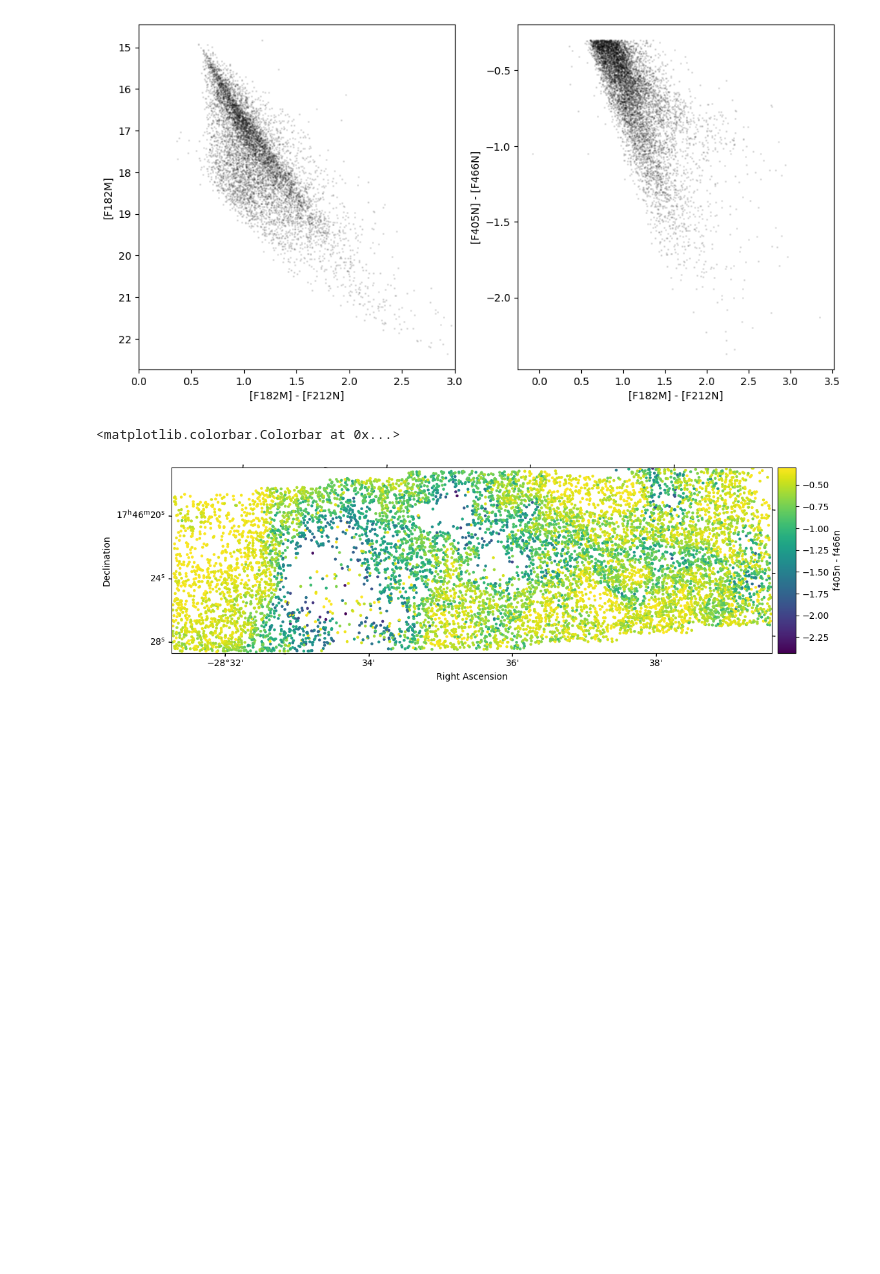
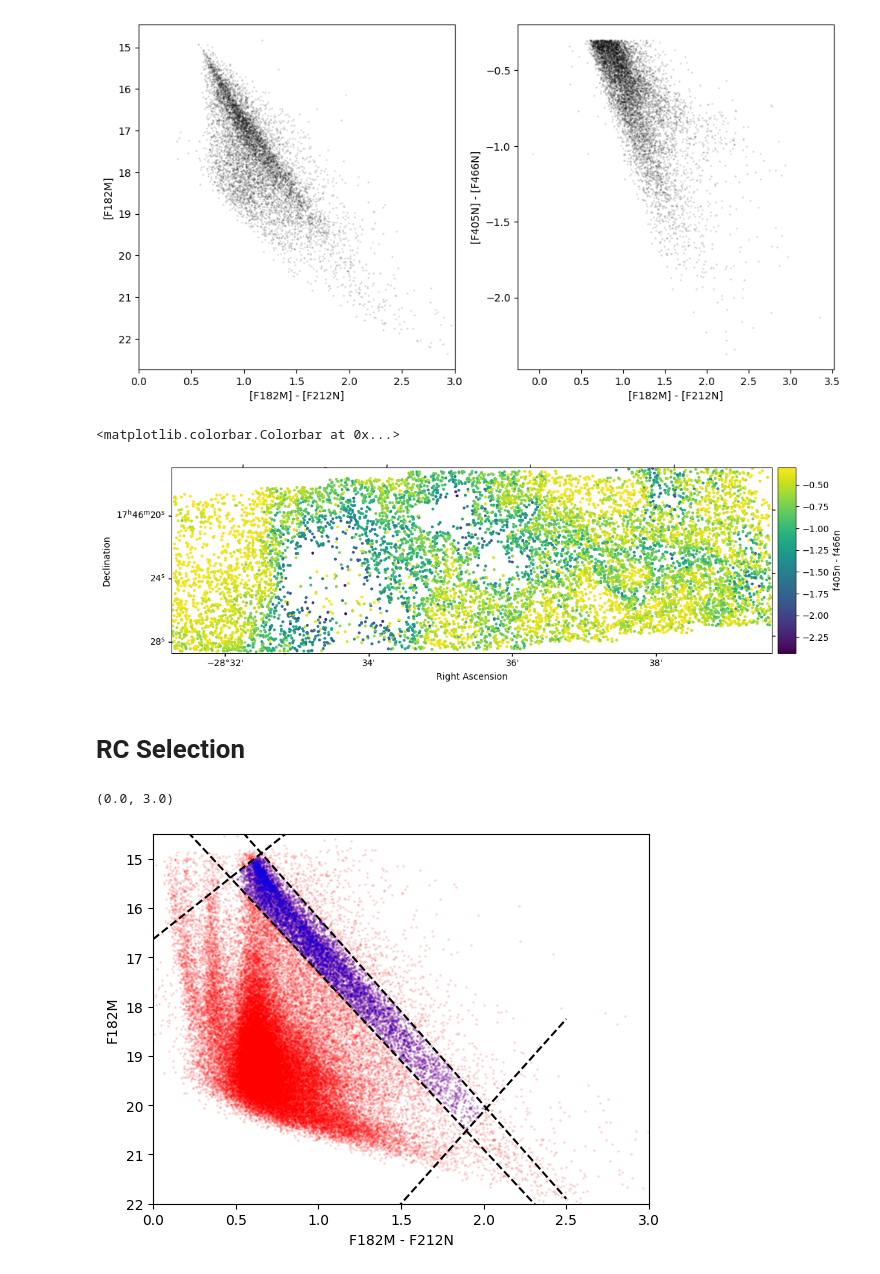
Before and after one commit to SpacialTree/dustridge-cd, a Jupyter notebook: notebooks/ice_distribution.ipynb, the cells around one changed output. Drawn from its saved outputs; the diff is of its cells as text; code cells hidden in the pictures; blank space fills up the shorter version.

```diff
--- a/notebooks/ice_distribution.ipynb
+++ b/notebooks/ice_distribution.ipynb
@@ -45,3 +45,5 @@ plt.colorbar(ax.collections[0], cax=cax, orientation='vertical', label='f405n -
 # %% [output]
 <matplotlib.colorbar.Colorbar at 0x...>
 [figure]
+# %% [markdown]
+# RC Selection
@@ -47,0 +76,46 @@ plt.colorbar(ax.collections[0], cax=cax, orientation='vertical', label='f405n -
+# %%
+#plt.hexbin(cat_use.color('f182m', 'f212n'), cat_use.band('f182m'), extent=(0, 3, 14.5, 22), mincnt=1, gridsize=50, cmap='plasma', bins='log')
+
+cat_use.plot_CMD('f182m', 'f212n', 'f182m', s=1, alpha=0.1, color='r')
+
+x = np.linspace(0, 2.5, 10)
+
+pt1 = (0.5, 14.3)
+pt2 = (2.0, 20.)
+y1 = (pt2[1] - pt1[1]) / (pt2[0] - pt1[0]) * (x - pt1[0]) + pt1[1]
+mask_below_y1 = cat_use.band('f182m') > ( (pt2[1] - pt1[1]) / (pt2[0] - pt1[0]) * (cat_use.color('f182m', 'f212n') - pt1[0]) + pt1[1] )
+plt.plot(x, y1, color='k', linestyle='dashed')
+
+pt1 = (0.5, 15.5)
+pt2 = (2.0, 20.9)
+y2 = (pt2[1] - pt1[1]) / (pt2[0] - pt1[0]) * (x - pt1[0]) + pt1[1]
+mask_above_y2 = cat_use.band('f182m') < ( (pt2[1] - pt1[1]) / (pt2[0] - pt1[0]) * (cat_use.color('f182m', 'f212n') - pt1[0]) + pt1[1] )
+mask_inbox = mask_below_y1 & mask_above_y2
+plt.plot(x, y2, color='k', linestyle='dashed')
+
+pt1 = (0.5, 15.3)
+pt2 = (0.8, 14.5)
+y3 = (pt2[1] - pt1[1]) / (pt2[0] - pt1[0]) * (x - pt1[0]) + pt1[1]
+mask_below_y3 = cat_use.band('f182m') > ( (pt2[1] - pt1[1]) / (pt2[0] - pt1[0]) * (cat_use.color('f182m', 'f212n') - pt1[0]) + pt1[1] )
+mask_inbox = mask_inbox & mask_below_y3
+plt.plot(x, y3, color='k', linestyle='dashed')
+
+pt1 = (1.9, 20.5)
+pt2 = (1.5, 22)
+y4 = (pt2[1] - pt1[1]) / (pt2[0] - pt1[0]) * (x - pt1[0]) + pt1[1]
+mask_above_y4 = cat_use.band('f182m') < ( (pt2[1] - pt1[1]) / (pt2[0] - pt1[0]) * (cat_use.color('f182m', 'f212n') - pt1[0]) + pt1[1] )
+mask_inbox = mask_inbox & mask_above_y4
+plt.plot(x, y4, color='k', linestyle='dashed')
+
+
+cat_rc = JWSTCatalog(cat_use.catalog[mask_inbox])
+cat_rc.plot_CMD('f182m', 'f212n', 'f182m', s=1, alpha=0.1, color='blue')
+
+plt.gca().invert_yaxis()
+plt.xlabel('F182M - F212N')
+plt.ylabel('F182M')
+plt.ylim(22, 14.5)
+plt.xlim(0, 3)
+# %% [output]
+(0.0, 3.0)
+[figure, added]
```
Also changed, not shown: parts of 15 cells of this notebook.
